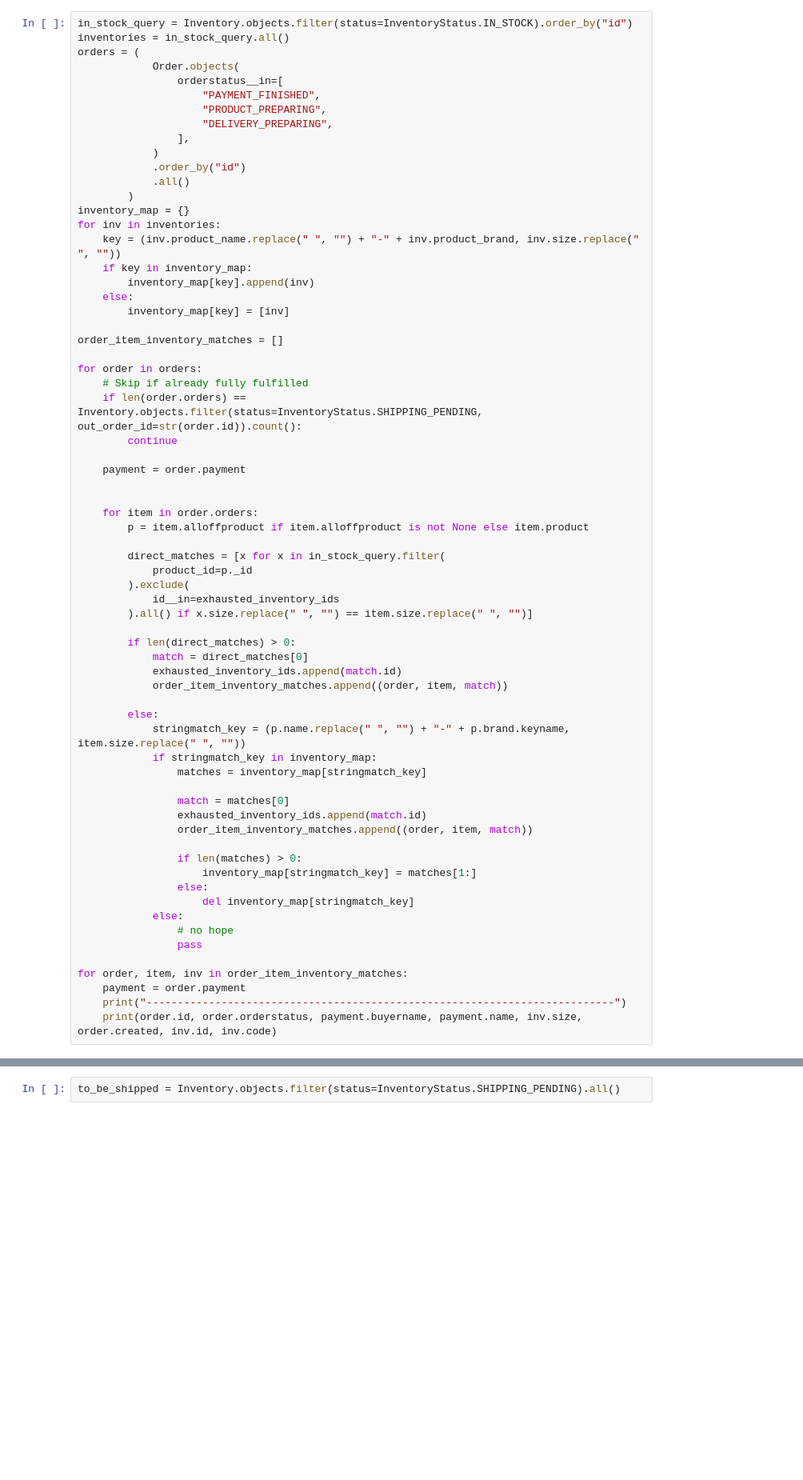
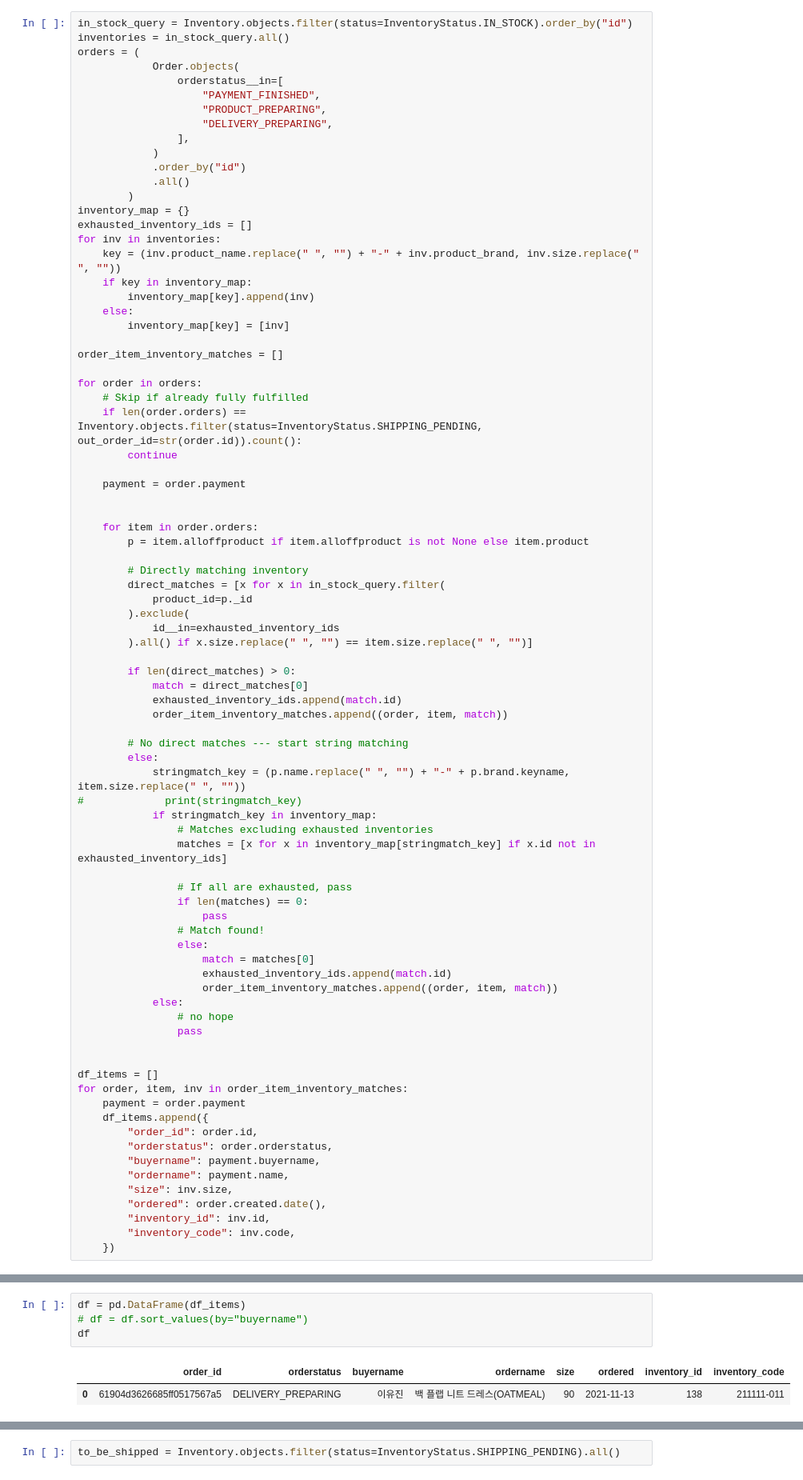
Before and after one commit to essemfly/alloff-backoffice-server, a Jupyter notebook: outProduct.ipynb, the cells around one changed output, grey strips where cells are left out. Shown: that part at 80% size. Drawn from its saved outputs; the diff is of its cells as text; blank space fills up the shorter version.

```diff
--- a/outProduct.ipynb
+++ b/outProduct.ipynb
@@ -52,6 +33,7 @@ orders = (
             .all()
         )
 inventory_map = {}
+exhausted_inventory_ids = []
 for inv in inventories:
     key = (inv.product_name.replace(" ", "") + "-" + inv.product_brand, inv.size.replace(" ", ""))
     if key in inventory_map:
@@ -72,6 +54,7 @@ for order in orders:
     for item in order.orders:
         p = item.alloffproduct if item.alloffproduct is not None else item.product
 
+        # Directly matching inventory
         direct_matches = [x for x in in_stock_query.filter(
             product_id=p._id
         ).exclude(
@@ -83,24 +66,37 @@ for order in orders:
             exhausted_inventory_ids.append(match.id)
             order_item_inventory_matches.append((order, item, match))
 
+        # No direct matches --- start string matching
         else:
             stringmatch_key = (p.name.replace(" ", "") + "-" + p.brand.keyname, item.size.replace(" ", ""))
+#             print(stringmatch_key)
             if stringmatch_key in inventory_map:
-                matches = inventory_map[stringmatch_key]
+                # Matches excluding exhausted inventories
+                matches = [x for x in inventory_map[stringmatch_key] if x.id not in exhausted_inventory_ids]
 
-                match = matches[0]
-                exhausted_inventory_ids.append(match.id)
-                order_item_inventory_matches.append((order, item, match))
-
-                if len(matches) > 0:
-                    inventory_map[stringmatch_key] = matches[1:]
+                # If all are exhausted, pass
+                if len(matches) == 0:
+                    pass
+                # Match found!
                 else:
-                    del inventory_map[stringmatch_key]
+                    match = matches[0]
+                    exhausted_inventory_ids.append(match.id)
+                    order_item_inventory_matches.append((order, item, match))
             else:
                 # no hope
                 pass
 
+
+df_items = []
 for order, item, inv in order_item_inventory_matches:
     payment = order.payment
-    print("---------------------------------------------------------------------------")
-    print(order.id, order.orderstatus, payment.buyername, payment.name, inv.size, order.created, inv.id, inv.code)
+    df_items.append({
+        "order_id": order.id,
+        "orderstatus": order.orderstatus,
+        "buyername": payment.buyername,
+        "ordername": payment.name,
+        "size": inv.size,
+        "ordered": order.created.date(),
+        "inventory_id": inv.id,
+        "inventory_code": inv.code,
+    })
@@ -137,0 +103,7 @@ inventory_map
+# %%
+df = pd.DataFrame(df_items)
+# df = df.sort_values(by="buyername")
+df
+# %% [output]
+|  | order_id | orderstatus | buyername | ordername | size | ordered | inventory_id | inventory_code |
+| 0 | 61904d3626685ff0517567a5 | DELIVERY_PREPARING | 이유진 | 백 플랩 니트 드레스(OATMEAL) | 90 | 2021-11-13 | 138 | 211111-011 |
```
Also changed, not shown: parts of 8 cells of this notebook, 36 other files.
